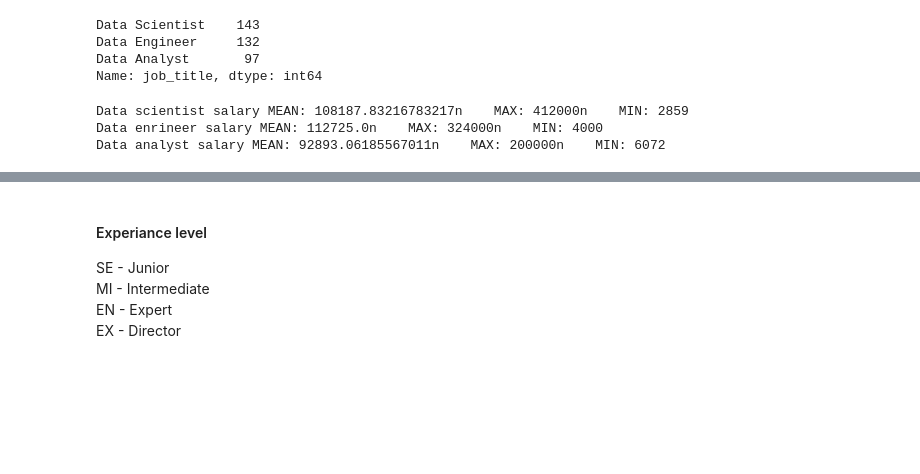
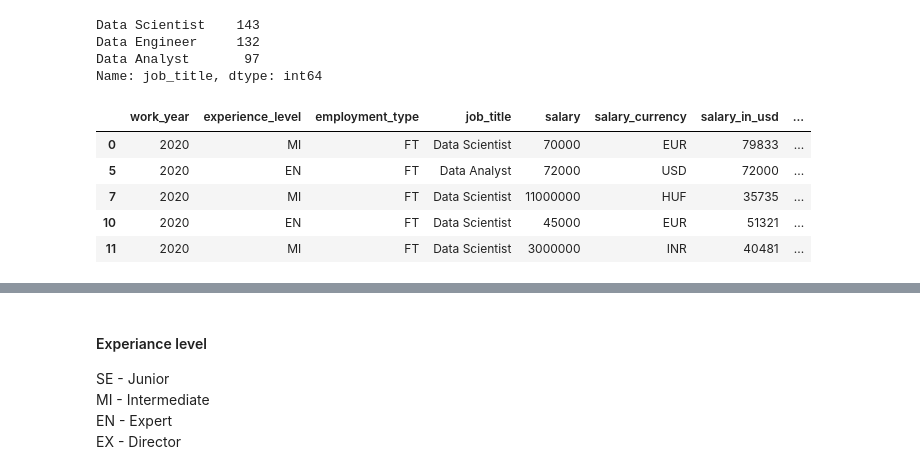
Before and after one commit to mateuszreliga/DS_Job_Salaries, a Jupyter notebook: ds_salaries.ipynb, the cells around one changed output, grey strips where cells are left out. Cells and saved outputs as stored; diff of their text form; code cells hidden in the pictures; blank space fills up the shorter version.

Commit message:
fix basic statistics for selected jobs

```diff
--- a/ds_salaries.ipynb
+++ b/ds_salaries.ipynb
@@ -174,31 +172,14 @@ Data Scientist    143
 Data Engineer     132
 Data Analyst       97
 Name: job_title, dtype: int64
-# %%
-mean_data_scientist = df["salary_in_usd"][(df["job_title"] == "Data Scientist")].mean()
-max_data_scientist = df["salary_in_usd"][(df["job_title"] == "Data Scientist")].max()
-min_data_scientist = df["salary_in_usd"][(df["job_title"] == "Data Scientist")].min()
-
-mean_data_engineer = df["salary_in_usd"][(df["job_title"] == "Data Engineer")].mean()
-max_data_engineer = df["salary_in_usd"][(df["job_title"] == "Data Engineer")].max()
-min_data_engineer = df["salary_in_usd"][(df["job_title"] == "Data Engineer")].min()
-
-mean_data_analyst = df["salary_in_usd"][(df["job_title"] == "Data Analyst")].mean()
-max_data_analyst = df["salary_in_usd"][(df["job_title"] == "Data Analyst")].max()
-min_data_analyst = df["salary_in_usd"][(df["job_title"] == "Data Analyst")].min()
-
-print(f"Data scientist salary MEAN: {mean_data_scientist}n\
-    MAX: {max_data_scientist}n\
-    MIN: {min_data_scientist}")
-
-print(f"Data enrineer salary MEAN: {mean_data_engineer}n\
-    MAX: {max_data_engineer}n\
-    MIN: {min_data_engineer}")
-
-print(f"Data analyst salary MEAN: {mean_data_analyst}n\
-    MAX: {max_data_analyst}n\
-    MIN: {min_data_analyst}")
-# %% [output]
-Data scientist salary MEAN: 108187.83216783217n    MAX: 412000n    MIN: 2859
-Data enrineer salary MEAN: 112725.0n    MAX: 324000n    MIN: 4000
-Data analyst salary MEAN: 92893.06185567011n    MAX: 200000n    MIN: 6072
+# %%
+df_selected_jobs = df[(df["job_title"] == "Data Scientist") | (df["job_title"] == "Data Engineer") | (df["job_title"] == "Data Analyst")]
+# %%
+df_selected_jobs.head()
+# %% [output]
+|  | work_year | experience_level | employment_type | job_title | salary | salary_currency | salary_in_usd | ... |
+| 0 | 2020 | MI | FT | Data Scientist | 70000 | EUR | 79833 | ... |
+| 5 | 2020 | EN | FT | Data Analyst | 72000 | USD | 72000 | ... |
+| 7 | 2020 | MI | FT | Data Scientist | 11000000 | HUF | 35735 | ... |
+| 10 | 2020 | EN | FT | Data Scientist | 45000 | EUR | 51321 | ... |
+| 11 | 2020 | MI | FT | Data Scientist | 3000000 | INR | 40481 | ... |
```
Also changed, not shown: parts of 5 cells of this notebook.
